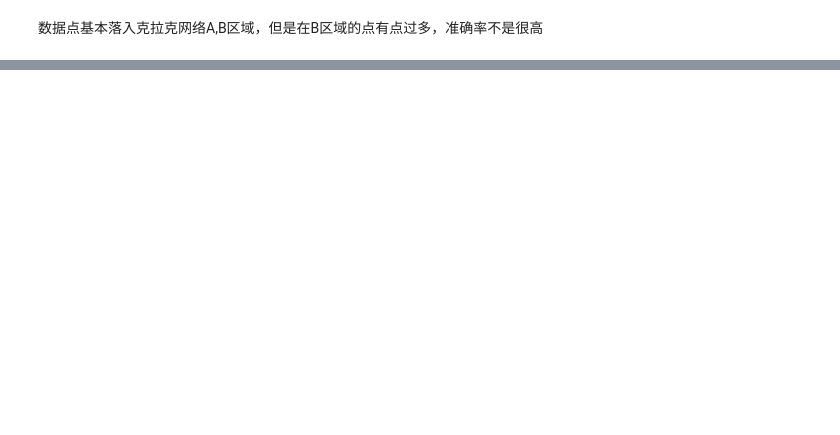
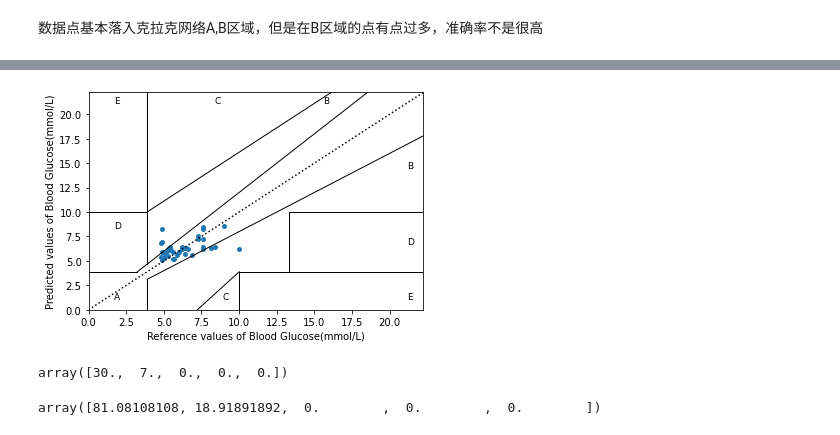
Before and after one commit to gujing2021/LinearRegressionPredictBloodGlucose, a Jupyter notebook: LinearRegressionPredict.ipynb, the cells around one changed output, grey strips where cells are left out. Drawn from its saved outputs; the diff is of its cells as text; code cells hidden in the pictures; blank space fills up the shorter version.

```diff
--- a/LinearRegressionPredict.ipynb
+++ b/LinearRegressionPredict.ipynb
@@ -209,0 +210,18 @@ array([68.29268293, 31.70731707,  0.        ,  0.        ,  0.        ])
+# %%
+from sklearn.cross_decomposition import PLSRegression
+
+pls2 = PLSRegression(n_components=3)
+pls2.fit(train_X, train_y)
+predict_y_pls2 = pls2.predict(test_X)
+# %%
+total_pls2, percentage_pls2 = clarke(test_y, predict_y_pls2)
+# %% [output]
+[figure, added]
+# %%
+total_pls2
+# %% [output]
+array([30.,  7.,  0.,  0.,  0.])
+# %%
+percentage_pls2
+# %% [output]
+array([81.08108108, 18.91891892,  0.        ,  0.        ,  0.        ])
```
Also changed, not shown: parts of 17 cells of this notebook.
